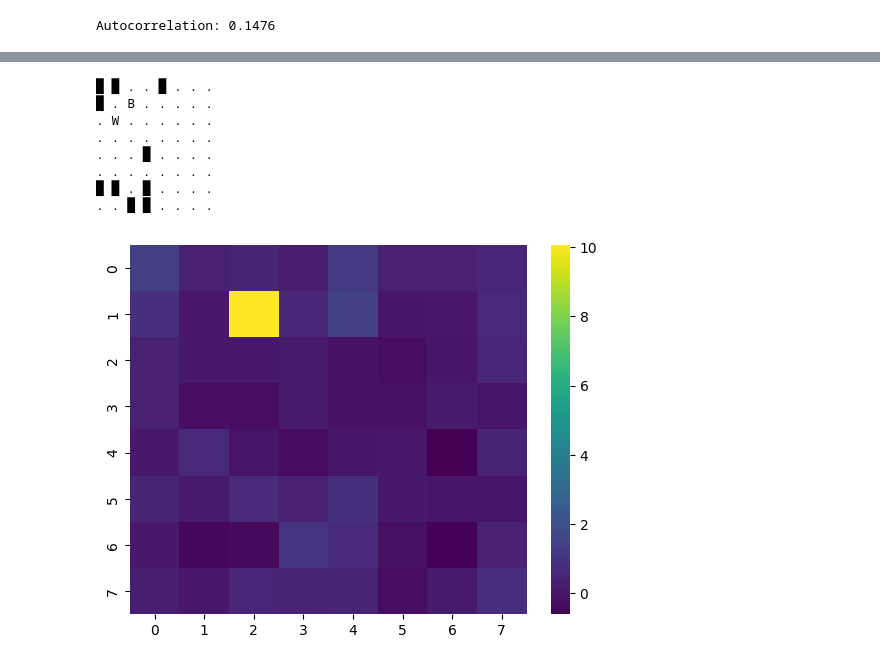
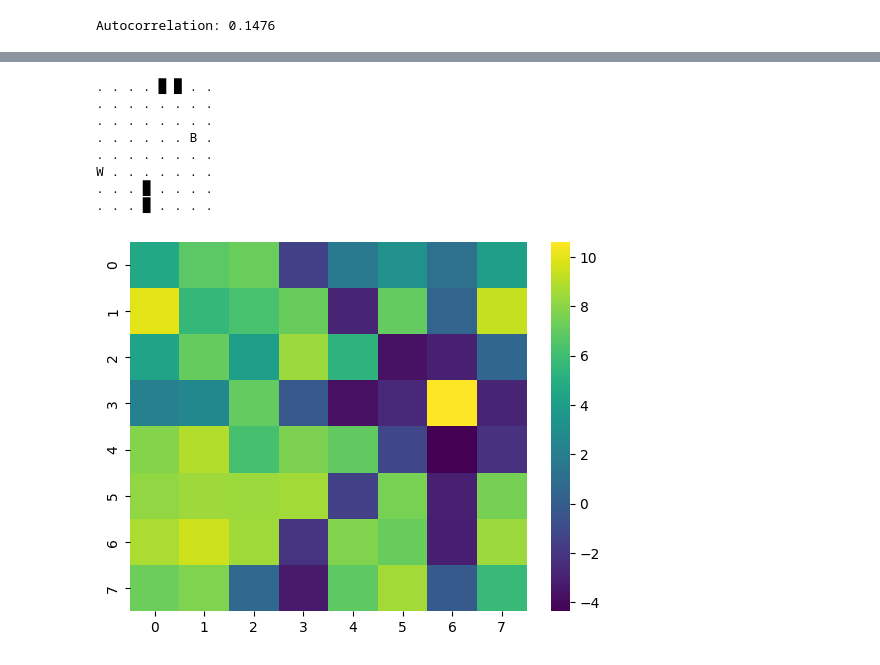
Before and after one commit to khang200923/queen-duel-bot, a Jupyter notebook: ai.ipynb, the cells around one changed output, grey strips where cells are left out. Cells and saved outputs as stored; diff of their text form; code cells hidden in the pictures.

```diff
--- a/ai.ipynb
+++ b/ai.ipynb
@@ -118,7 +120,7 @@ def get_reward(game: Game, side: bool, legal: bool) -> float:
     if game.result is not None:
         reward = 1 if game.result == side else -1
     reward -= 0.005 if not legal else 0
-    reward += game.heuristic_reward()
+    reward += float(game.heuristic_reward())
     return reward * 10
 # %%
 # def loss_nograd_one(agent: nn.Module, target: nn.Module, entry: ReplayEntry) -> float:
@@ -170,7 +172,7 @@ def soft_update(target, source, tau):
 agent = SmolQAgent()
 target = copy.deepcopy(agent)
 def oppo_choose():
-    return random.choice([SimpleCleverAgent(), SimpleCleverAgent(), agent])
+    return random.choice([SimpleCleverAgent()])
 optimizer = torch.optim.Adam(agent.parameters(), lr=1.5e-3, betas=(0.9, 0.999))
 epoch = 0
 # %%
@@ -197,18 +199,19 @@ while True:
             game.reset()
         if game.is_white_turn != is_white_agent:
             game.agent_move()
+            reward = get_reward(game, is_white_agent, True)
             if game.result is not None:
                 win_list.append(game.result == is_white_agent)
                 is_white_agent = not is_white_agent
+            buffer[-1].reward += reward
+            reward_list.append(buffer[-1].reward)
             continue
         state = game.get_state().convert_to_torch()
         _, move, legal = game.agent_move()
         reward = get_reward(game, is_white_agent, legal)
-        reward_list.append(reward)
         legal_list.append(legal)
         if game.result is not None:
             win_list.append(game.result == is_white_agent)
-            # if is_white_agent: win_list.append(game.result)
             is_white_agent = not is_white_agent
         done = game.result is not None
         next_state = game.get_state().convert_to_torch() if not done else empty_game_state_torch()
@@ -219,7 +222,6 @@ while True:
             next_state=next_state,
             done=done,
         )
-        # entry.importance = math.sqrt(loss_nograd_one(agent, target, entry))
         buffer.append(entry)
     reward_graph.append(np.mean(reward_list))
     legal_graph.append(len(list(x for x in legal_list if x)) / len(legal_list))
@@ -297,12 +280,14 @@ print(f"Base win rate: {wins / 10000:.2%}")
 # %% [output]
 Base win rate: 5.64%
 # %%
-game = Game(agent, RandomAgent())
+# agent.train()
+agent.eval()
+game = Game(agent, SimpleCleverAgent())
 wins = 0
-for _ in range(200):
+for _ in range(300):
     game.reset()
     while game.result is None:
         game.agent_move()
     wins += 1 if game.result else 0
-print(f"Win rate: {wins / 200:.2%}")
+print(f"Win rate: {wins / 300:.2%}")
 # %% [output]
@@ -370,26 +355,26 @@ plt.show()
 # %%
 game = Game(RandomAgent(), RandomAgent())
 game.reset()
-for _ in range(10):
+for _ in range(4):
     game.agent_move()
     if game.result is not None:
         break
 # agent.head_advantage(agent.conv(game.get_state().convert_to_torch().all_boards().unsqueeze(0))).squeeze(0).reshape((8, 8))
 # agent.head_value(agent.conv(game.get_state().convert_to_torch().all_boards().unsqueeze(0))).squeeze(0)
 if game.result is None:
     data = agent(game.get_state().convert_to_torch().all_boards().unsqueeze(0))
     print(game.repr_board())
     sns.heatmap(data.view(8,8).detach().numpy(), cmap="viridis")
 # %% [output]
-█ █ . . █ . . .
-█ . B . . . . .
-. W . . . . . .
+. . . . █ █ . .
 . . . . . . . .
+. . . . . . . .
+. . . . . . B .
+. . . . . . . .
+W . . . . . . .
 . . . █ . . . .
-. . . . . . . .
-█ █ . █ . . . .
-. . █ █ . . . .
+. . . █ . . . .
-[figure, old version]
+[figure, new version]
 # %%
 game.get_state().convert_to_torch().all_boards()
 # %%
```
Also changed, not shown: parts of 11 cells of this notebook.
